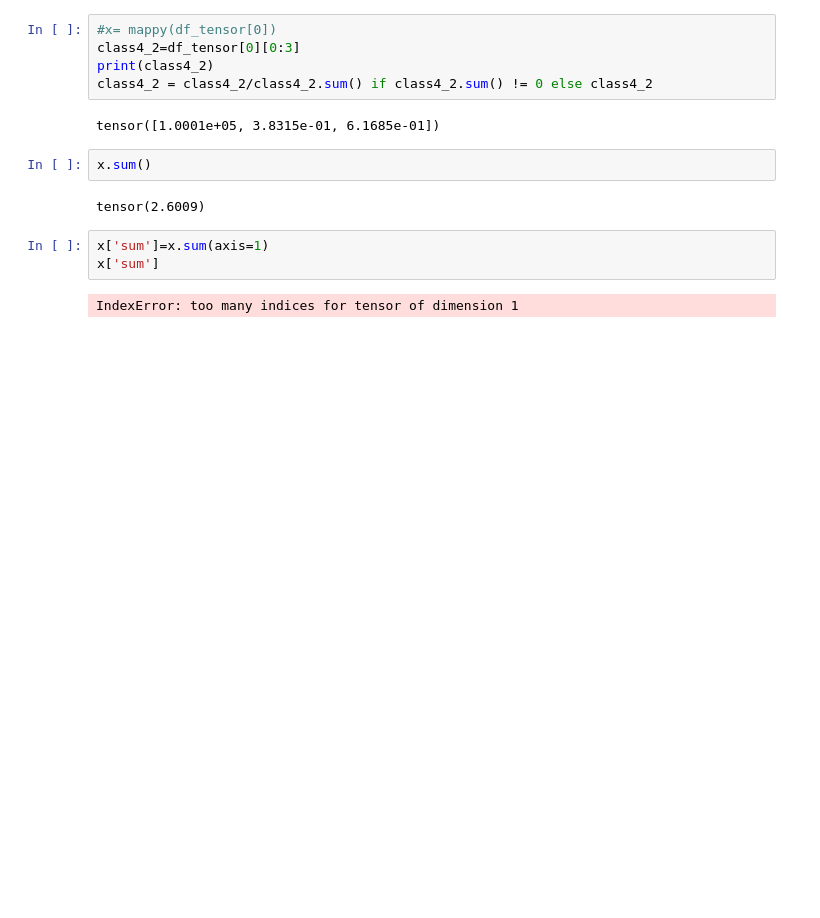
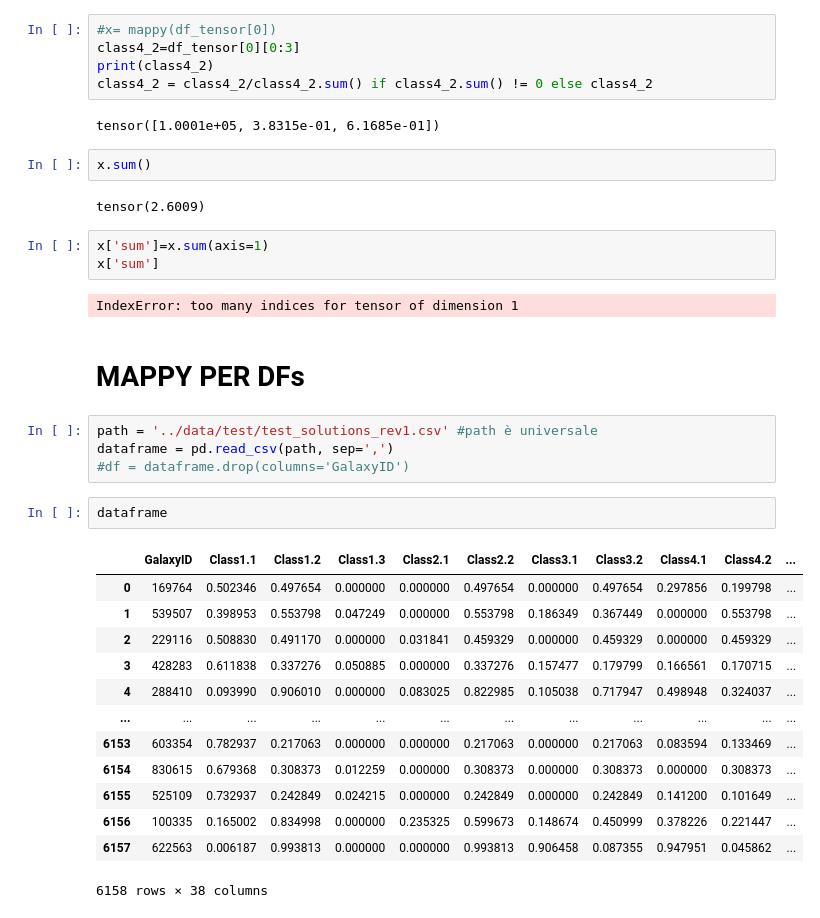
Before and after one commit to margherita-lera/GalaxyClassifier, a Jupyter notebook: mapper.ipynb, the cells around one changed output. Saved outputs shown, nothing was run; the diff lists cells and outputs as text; blank space fills up the shorter version.

```diff
--- a/mapper.ipynb
+++ b/mapper.ipynb
@@ -210,3 +210,25 @@ x['sum']=x.sum(axis=1)
 x['sum']
 # %% [output]
 IndexError: too many indices for tensor of dimension 1
+# %% [markdown]
+# MAPPY PER DFs
+# %%
+path = '../data/test/test_solutions_rev1.csv' #path è universale
+dataframe = pd.read_csv(path, sep=',')
+#df = dataframe.drop(columns='GalaxyID')
+# %%
+dataframe
+# %% [output]
+|  | GalaxyID | Class1.1 | Class1.2 | Class1.3 | Class2.1 | Class2.2 | Class3.1 | Class3.2 | Class4.1 | Class4.2 | ... |
+| 0 | 169764 | 0.502346 | 0.497654 | 0.000000 | 0.000000 | 0.497654 | 0.000000 | 0.497654 | 0.297856 | 0.199798 | ... |
+| 1 | 539507 | 0.398953 | 0.553798 | 0.047249 | 0.000000 | 0.553798 | 0.186349 | 0.367449 | 0.000000 | 0.553798 | ... |
+| 2 | 229116 | 0.508830 | 0.491170 | 0.000000 | 0.031841 | 0.459329 | 0.000000 | 0.459329 | 0.000000 | 0.459329 | ... |
+| 3 | 428283 | 0.611838 | 0.337276 | 0.050885 | 0.000000 | 0.337276 | 0.157477 | 0.179799 | 0.166561 | 0.170715 | ... |
+| 4 | 288410 | 0.093990 | 0.906010 | 0.000000 | 0.083025 | 0.822985 | 0.105038 | 0.717947 | 0.498948 | 0.324037 | ... |
+| ... | ... | ... | ... | ... | ... | ... | ... | ... | ... | ... | ... |
+| 6153 | 603354 | 0.782937 | 0.217063 | 0.000000 | 0.000000 | 0.217063 | 0.000000 | 0.217063 | 0.083594 | 0.133469 | ... |
+| 6154 | 830615 | 0.679368 | 0.308373 | 0.012259 | 0.000000 | 0.308373 | 0.000000 | 0.308373 | 0.000000 | 0.308373 | ... |
+| 6155 | 525109 | 0.732937 | 0.242849 | 0.024215 | 0.000000 | 0.242849 | 0.000000 | 0.242849 | 0.141200 | 0.101649 | ... |
+| 6156 | 100335 | 0.165002 | 0.834998 | 0.000000 | 0.235325 | 0.599673 | 0.148674 | 0.450999 | 0.378226 | 0.221447 | ... |
+| 6157 | 622563 | 0.006187 | 0.993813 | 0.000000 | 0.000000 | 0.993813 | 0.906458 | 0.087355 | 0.947951 | 0.045862 | ... |
+6158 rows × 38 columns
```
Also changed, not shown: parts of 3 cells of this notebook, 1 other file.
